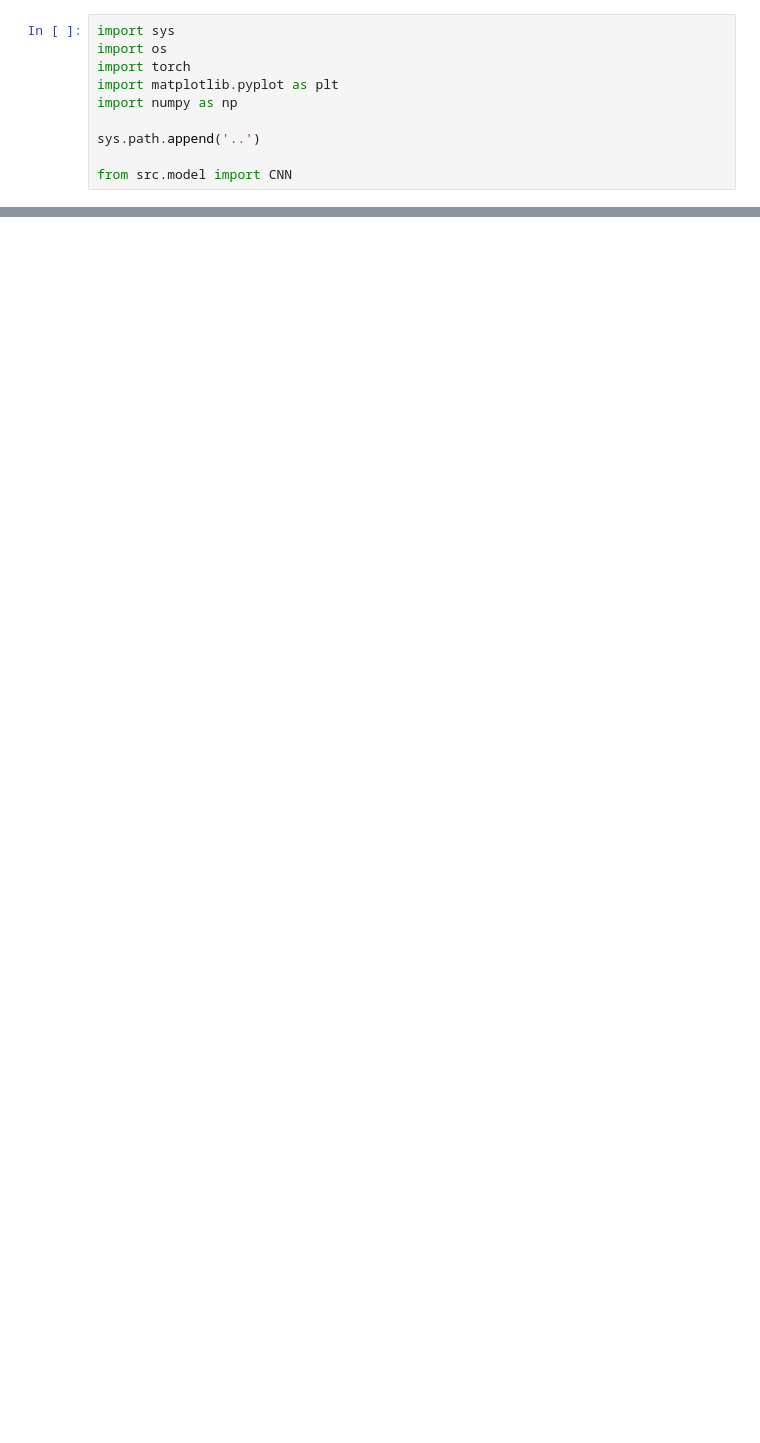
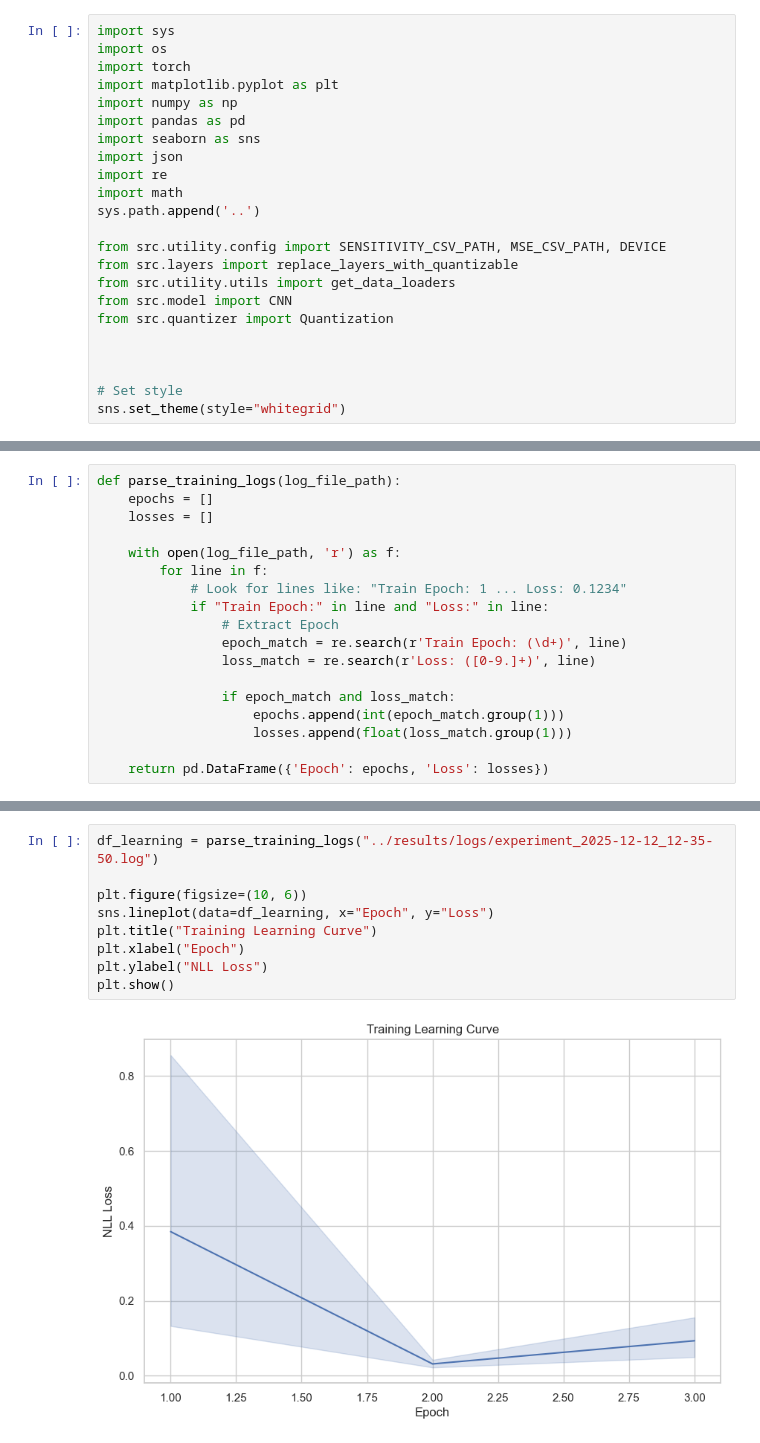
Before and after one commit to DomiTe/Forschungsprojekt, a Jupyter notebook: notebooks/02_visualization.ipynb, the cells around one changed output, grey strips where cells are left out. Drawn from its saved outputs; the diff is of its cells as text; blank space fills up the shorter version.

```diff
--- a/notebooks/02_visualization.ipynb
+++ b/notebooks/02_visualization.ipynb
@@ -4,7 +4,20 @@ import os
 import torch
 import matplotlib.pyplot as plt
 import numpy as np
-
+import pandas as pd
+import seaborn as sns
+import json
+import re
+import math
 sys.path.append('..')
 
+from src.utility.config import SENSITIVITY_CSV_PATH, MSE_CSV_PATH, DEVICE
+from src.layers import replace_layers_with_quantizable
+from src.utility.utils import get_data_loaders
 from src.model import CNN
+from src.quantizer import Quantization
+
+
+
+# Set style
+sns.set_theme(style="whitegrid")
@@ -21,0 +55,18 @@ Modell geladen.
+# %%
+def parse_training_logs(log_file_path):
+    epochs = []
+    losses = []
+
+    with open(log_file_path, 'r') as f:
+        for line in f:
+            # Look for lines like: "Train Epoch: 1 ... Loss: 0.1234"
+            if "Train Epoch:" in line and "Loss:" in line:
+                # Extract Epoch
+                epoch_match = re.search(r'Train Epoch: (\d+)', line)
+                loss_match = re.search(r'Loss: ([0-9.]+)', line)
+
+                if epoch_match and loss_match:
+                    epochs.append(int(epoch_match.group(1)))
+                    losses.append(float(loss_match.group(1)))
+
+    return pd.DataFrame({'Epoch': epochs, 'Loss': losses})
@@ -21,0 +121,11 @@ Modell geladen.
+# %%
+df_learning = parse_training_logs("../results/logs/experiment_2025-12-12_12-35-50.log")
+
+plt.figure(figsize=(10, 6))
+sns.lineplot(data=df_learning, x="Epoch", y="Loss")
+plt.title("Training Learning Curve")
+plt.xlabel("Epoch")
+plt.ylabel("NLL Loss")
+plt.show()
+# %% [output]
+[figure, added]
```
Also changed, not shown: parts of 9 cells of this notebook, 23 other files.
